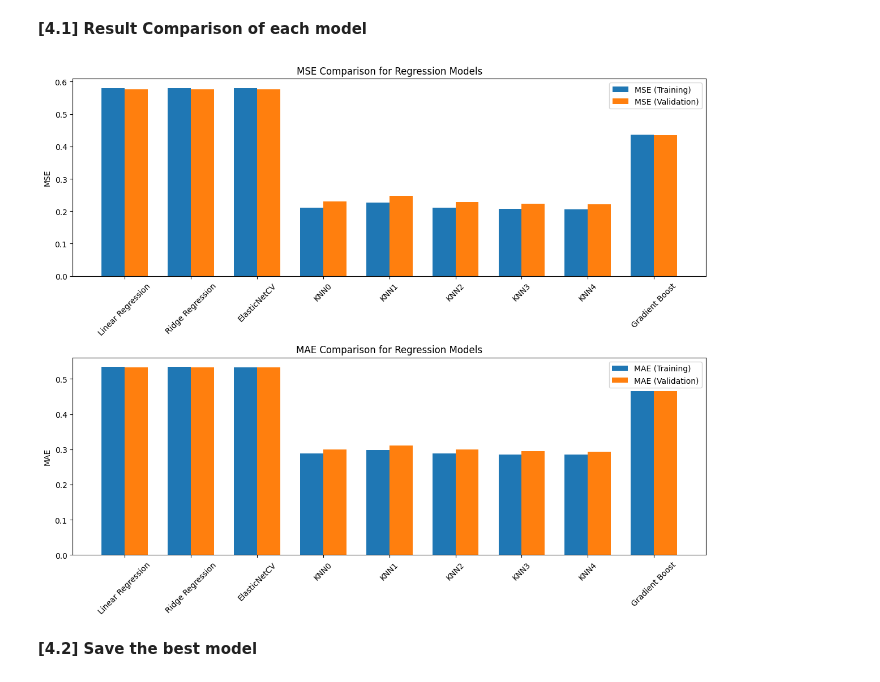
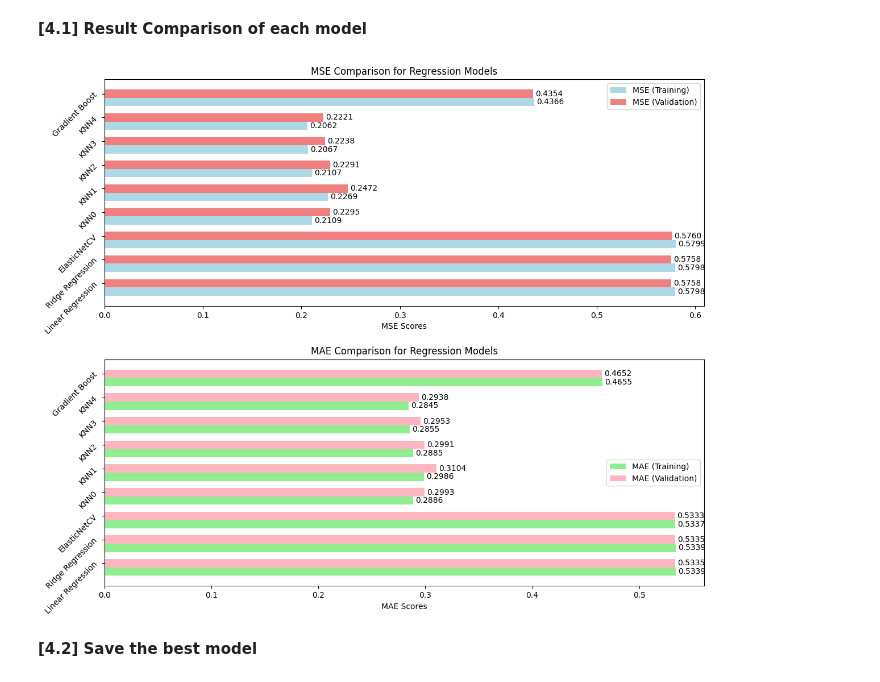
Before and after one commit to wongwara/flight-streamlit-at3, a Jupyter notebook: flight-prediction/notebooks/PM_notebooks/model_regression-2.ipynb, the cells around one changed output. Saved outputs shown, nothing was run; the diff lists cells and outputs as text; code cells hidden in the pictures.

Commit message:
update result graph

```diff
--- a/flight-prediction/notebooks/PM_notebooks/model_regression-2.ipynb
+++ b/flight-prediction/notebooks/PM_notebooks/model_regression-2.ipynb
@@ -308,55 +308,76 @@ The optimal model is the __KNN4__ or the `KNeighborsRegressor` with specific hyp
 **[4.1] Result Comparison of each model**
 # %%
 import matplotlib.pyplot as plt
+import numpy as np
 
 # Define the regression models and their corresponding MSE and MAE values
 models = ['Linear Regression', 'Ridge Regression', 'ElasticNetCV', 'KNN0', 'KNN1', 'KNN2', 'KNN3', 'KNN4', 'Gradient Boost']
 mse_training = [0.5797947093319961, 0.5797947093498554, 0.5799352635870615, 0.21086204154450128, 0.22689346780849887, 0.2106519096406004, 0.20673803854627698, 0.20617295706992672, 0.4366272059715127]
 mae_training = [0.5339013787088485, 0.5339012467864863, 0.533719626884408, 0.2886026235149159, 0.2985561514379969, 0.28851670394012663, 0.2854750925942013, 0.284524113772312, 0.46549381168591236]
 mse_validation = [0.5758296803478751, 0.5758296777111511, 0.5759680777159685, 0.22950249114460528, 0.2472002908678711, 0.22908974023913908, 0.2237905743167268, 0.22214024746891006, 0.435358341010421]
 mae_validation = [0.5334993698926779, 0.5334992382406365, 0.5333240964458702, 0.2992897143886497, 0.3103953942965042, 0.2991453010843101, 0.29528471956271546, 0.2937953365697721, 0.46520639055619195]
 
-# Create a range for the x-axis
-x = np.arange(len(models))
+# Create a range for the y-axis
+y = np.arange(len(models))
 
-# Set the width of the bars
-bar_width = 0.35
+# Set the height of the bars
+bar_height = 0.35
 
 # Create subplots for MSE and MAE separately
 fig, (ax1, ax2) = plt.subplots(2, 1, figsize=(12, 10))
 
-# Create bar charts for MSE and MAE
-mse_training_bars = ax1.bar(x - bar_width/2, mse_training, bar_width, label='MSE (Training)')
-mse_validation_bars = ax1.bar(x + bar_width/2, mse_validation, bar_width, label='MSE (Validation)')
+# Define custom colors for each set of bars
+mse_training_color = 'lightblue'
+mse_validation_color = 'lightcoral'
+mae_training_color = 'lightgreen'
+mae_validation_color = 'lightpink'
 
-mae_training_bars = ax2.bar(x - bar_width/2, mae_training, bar_width, label='MAE (Training)')
-mae_validation_bars = ax2.bar(x + bar_width/2, mae_validation, bar_width, label='MAE (Validation)')
+# Create horizontal bar charts for MSE
+mse_training_bars = ax1.barh(y - bar_height, mse_training, bar_height, label='MSE (Training)', color=mse_training_color)
+mse_validation_bars = ax1.barh(y, mse_validation, bar_height, label='MSE (Validation)', color=mse_validation_color)
 
-# Set x-axis labels and rotate for better readability
-ax1.set_xticks(x)
-ax2.set_xticks(x)
-ax1.set_xticklabels(models, rotation=45)
-ax2.set_xticklabels(models, rotation=45)
+# Create horizontal bar charts for MAE
+mae_training_bars = ax2.barh(y - bar_height, mae_training, bar_height, label='MAE (Training)', color=mae_training_color)
+mae_validation_bars = ax2.barh(y, mae_validation, bar_height, label='MAE (Validation)', color=mae_validation_color)
 
-# Set y-axis labels
-ax1.set_ylabel('MSE')
-ax2.set_ylabel('MAE')
+# Set y-axis labels and rotate for better readability
+ax1.set_yticks(y)
+ax2.set_yticks(y)
+ax1.set_yticklabels(models, rotation=45)
+ax2.set_yticklabels(models, rotation=45)
+
+# Set x-axis labels
+ax1.set_xlabel('MSE Scores')
+ax2.set_xlabel('MAE Scores')
 
 # Set chart titles
 ax1.set_title('MSE Comparison for Regression Models')
 ax2.set_title('MAE Comparison for Regression Models')
 
 # Add legends
 ax1.legend()
-ax2.legend()
+ax2.legend(loc='center right')
+
+# Function to add values next to the bars
+def add_values(bars, ax):
+    for bar in bars:
+        width = bar.get_width()
+        ax.annotate(f'{width:.4f}', xy=(width, bar.get_y() + bar.get_height() / 2), xytext=(3, 0), textcoords="offset points", va='center')
+
+# Add values next to the bars
+add_values(mse_training_bars, ax1)
+add_values(mse_validation_bars, ax1)
+add_values(mae_training_bars, ax2)
+add_values(mae_validation_bars, ax2)
+
 
 # Adjust layout for better visualization
 plt.tight_layout()
 
 # Show the plots
 plt.show()
 # %% [output]
-[figure, old version]
+[figure, new version]
 # %% [markdown]
 **[4.2] Save the best model**
 # %%
```
